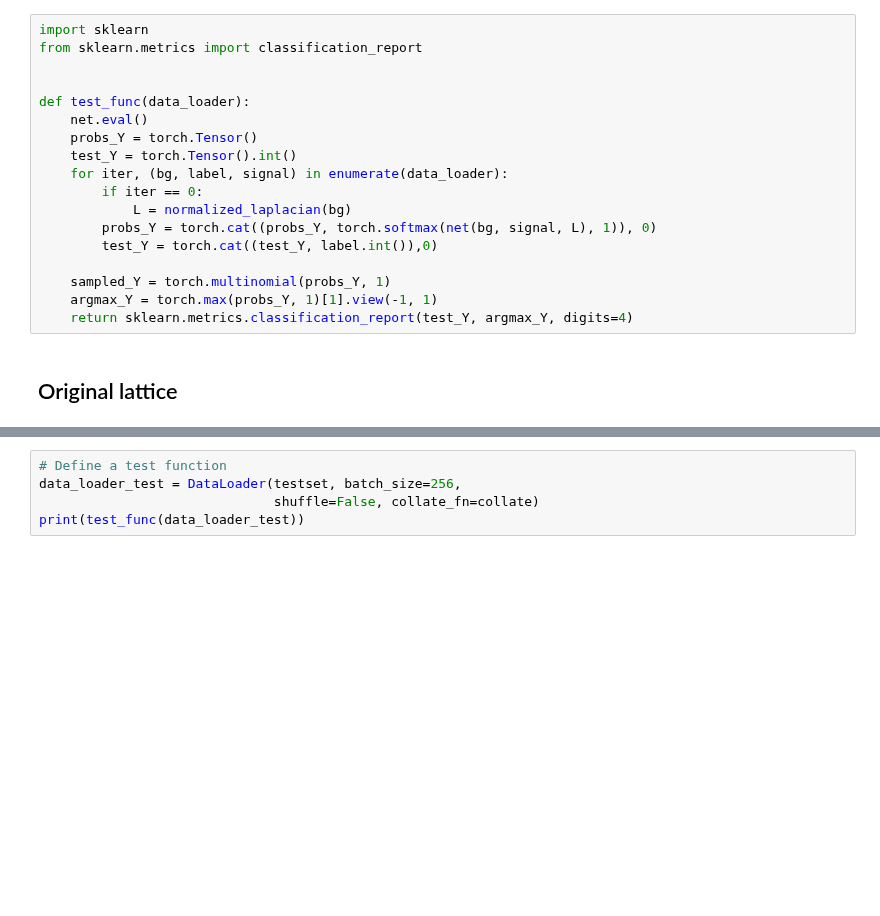
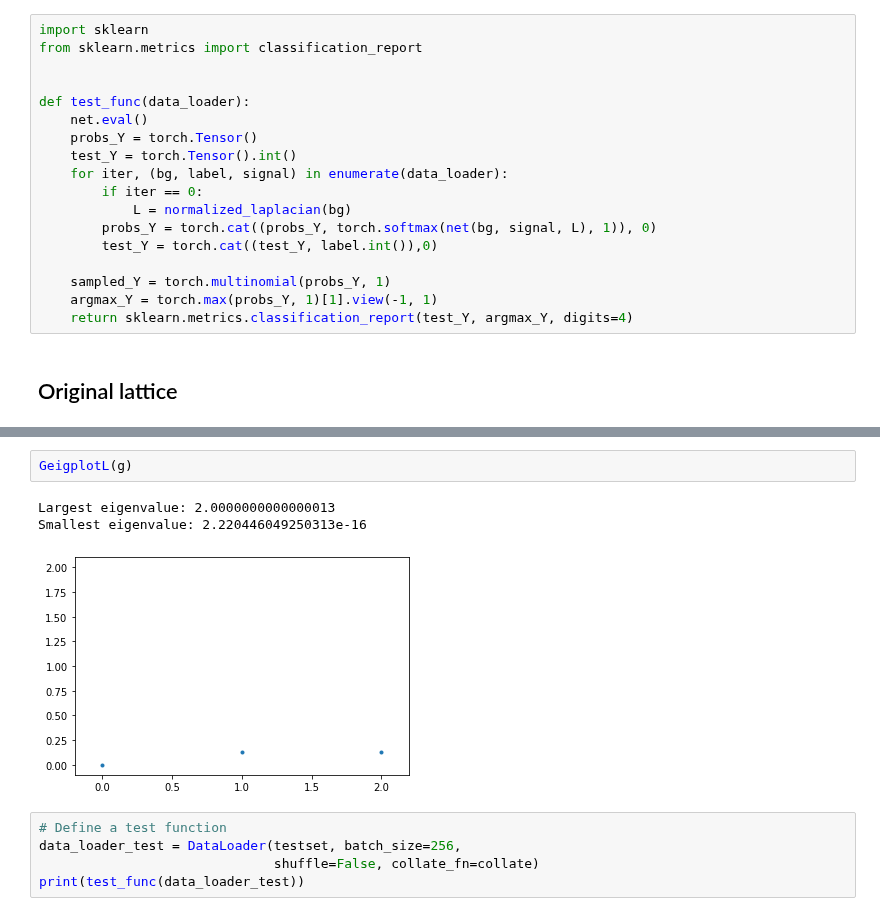
Before and after one commit to Axeln78/SpectralDGL, a Jupyter notebook: Chebnet on MNIST/laplacianprediction.ipynb, the cells around one changed output, grey strips where cells are left out. Saved outputs shown, nothing was run; the diff lists cells and outputs as text; blank space fills up the shorter version.

```diff
--- a/Chebnet on MNIST/laplacianprediction.ipynb
+++ b/Chebnet on MNIST/laplacianprediction.ipynb
@@ -134,3 +153,9 @@ plt.colorbar()
+# %%
+GeigplotL(g)
+# %% [output]
+Largest eigenvalue: 2.0000000000000013
+Smallest eigenvalue: 2.220446049250313e-16
+[figure, added]
 # %%
 # Define a test function
 data_loader_test = DataLoader(testset, batch_size=256,
```
Also changed, not shown: parts of 18 cells of this notebook.
